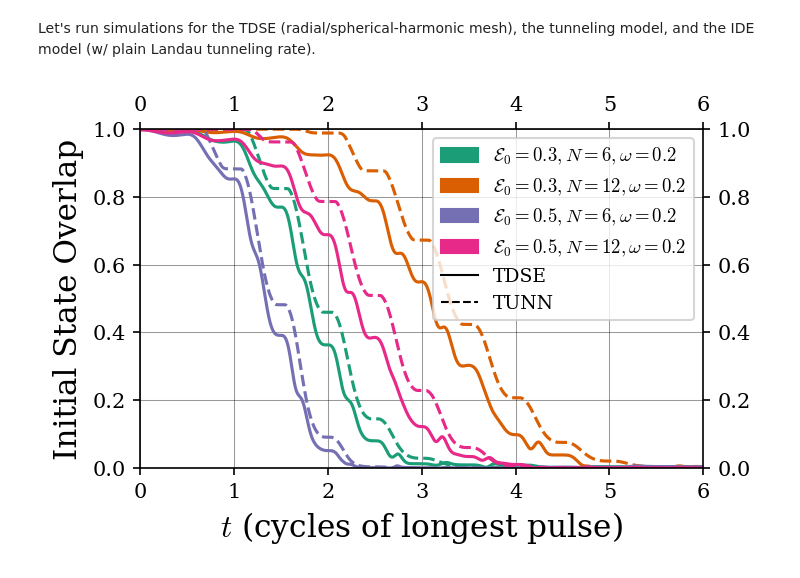
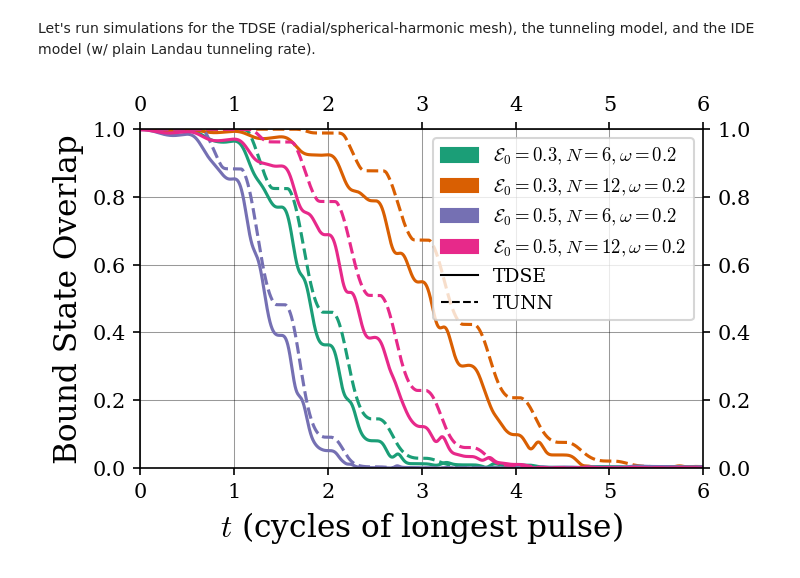
Before and after one commit to JoshKarpel/ionization, a Jupyter notebook: science/bauer/DBauer1999.ipynb, the cells around one changed output. Cells and saved outputs as stored; diff of their text form; code cells hidden in the pictures.

```diff
--- a/science/bauer/DBauer1999.ipynb
+++ b/science/bauer/DBauer1999.ipynb
@@ -288,35 +288,35 @@ def make_dbauer1999_fig_7(pulses, tdse_sims, tunneling_sims):
         for style in styles:
             line_kwargs.append({'linestyle': style, 'color': color})
 
     legend_handles = color_patches + style_patches
 
     si.vis.xxyy_plot(
         f'Bauer1999_fig5',
         x_data,
         y_data,
         line_labels = line_labels,
         line_kwargs = line_kwargs,
         x_label = r'$t$ (cycles of longest pulse)',
         x_unit = 2 * longest_pulse.pulse_center / longest_pulse.number_of_cycles,
         x_lower_limit = 0,
         x_upper_limit = longest_pulse.pulse_center,
-        y_label = r'Initial State Overlap',
+        y_label = r'Bound State Overlap',
         y_lower_limit = 0,
         y_upper_limit = 1,
         y_pad = 0,
         font_size_legend = 9,
         legend_kwargs = dict(
             loc = 'upper right',
             ncol = 1,
             handles = legend_handles,
         ),
         fontsize_legend = 5,
         **PLOT_KWARGS
     )
 
 make_dbauer1999_fig_7(pulses, tdse_results, tunneling_results)
 # %% [output]
-[figure, old version]
+[figure, new version]
 # %%
 ide_specs = [
     ion.ide.IntegroDifferentialEquationSpecification(
```
Also changed, not shown: 4 other files.
